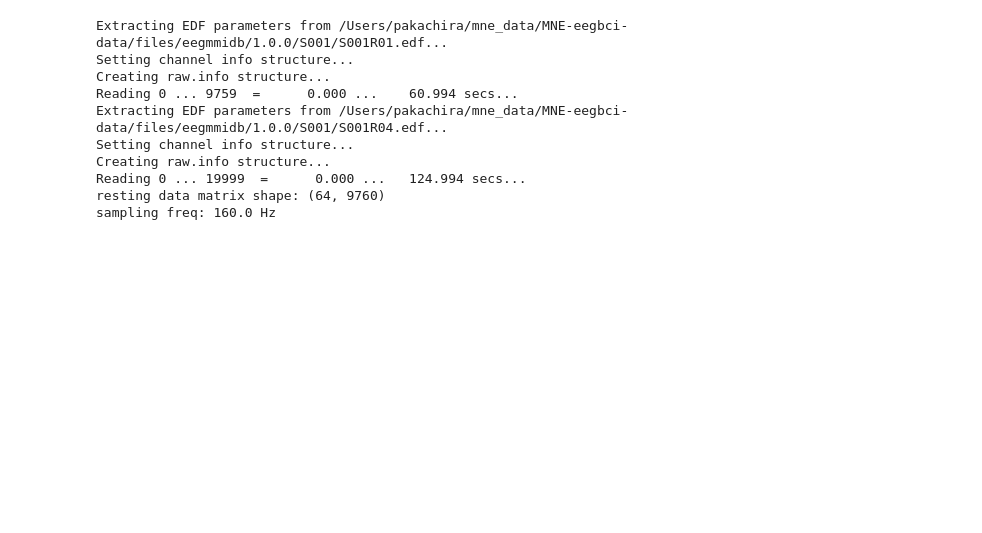
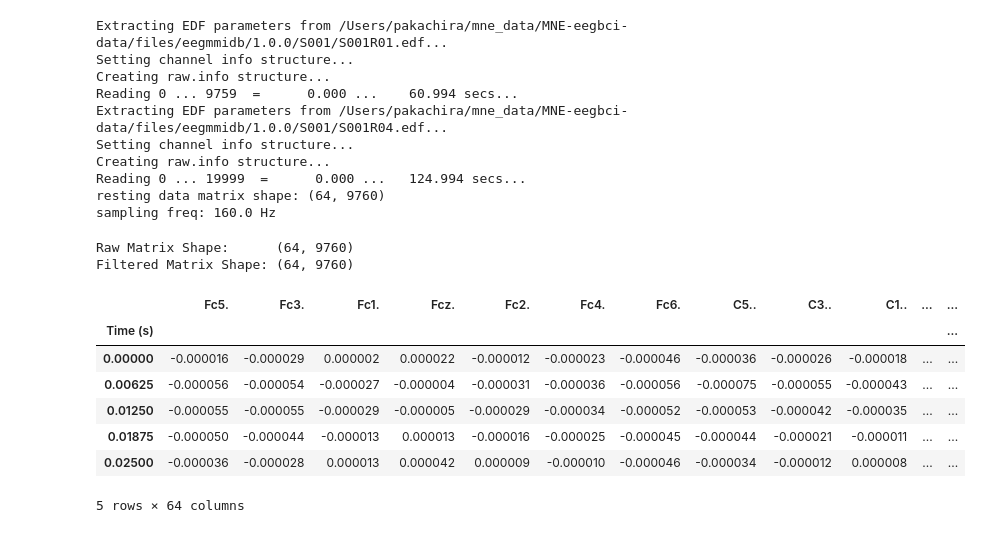
Before and after one commit to schaumenstattstressen/eeg-lfp-signal-pipeline, a Jupyter notebook: pipeline_demo.ipynb, the cells around one changed output. Cells and saved outputs as stored; diff of their text form; code cells hidden in the pictures; blank space fills up the shorter version.

```diff
--- a/pipeline_demo.ipynb
+++ b/pipeline_demo.ipynb
@@ -27,3 +28,42 @@ Creating raw.info structure...
 Reading 0 ... 19999  =      0.000 ...   124.994 secs...
 resting data matrix shape: (64, 9760)
 sampling freq: 160.0 Hz
+# %%
+import sys
+sys.path.append('./src') # points to src directory
+from preprocessing import butter_bandpass_filter
+
+# Filter resting-state signal matrix
+filtered_rest = butter_bandpass_filter(
+    data=raw_rest.get_data(),
+    lowcut=8.0,
+    highcut=30.0,
+    fs=raw_rest.info['sfreq'],
+    order=4
+)
+
+print(f"Raw Matrix Shape:      {raw_rest.get_data().shape}")
+print(f"Filtered Matrix Shape: {filtered_rest.shape}")
+# %% [output]
+Raw Matrix Shape:      (64, 9760)
+Filtered Matrix Shape: (64, 9760)
+# %%
+# extract voltage array and time stamps
+data, times = raw_rest.get_data(return_times=True)
+
+# convert to dataframe (channels as columns, time points as rows)
+df = pd.DataFrame(data.T, # transpose matrix for rows as time points and columns as channels
+                  index=pd.Index(times, name="Time (s)"),
+                  columns=raw_rest.ch_names)
+
+# display first 5 rows of the dataframe
+df.head()
+# %% [output]
+|  | Fc5. | Fc3. | Fc1. | Fcz. | Fc2. | Fc4. | Fc6. | C5.. | C3.. | C1.. | ... | ... |
+| Time (s) |  |  |  |  |  |  |  |  |  |  |  | ... |
+| 0.00000 | -0.000016 | -0.000029 | 0.000002 | 0.000022 | -0.000012 | -0.000023 | -0.000046 | -0.000036 | -0.000026 | -0.000018 | ... | ... |
+| 0.00625 | -0.000056 | -0.000054 | -0.000027 | -0.000004 | -0.000031 | -0.000036 | -0.000056 | -0.000075 | -0.000055 | -0.000043 | ... | ... |
+| 0.01250 | -0.000055 | -0.000055 | -0.000029 | -0.000005 | -0.000029 | -0.000034 | -0.000052 | -0.000053 | -0.000042 | -0.000035 | ... | ... |
+| 0.01875 | -0.000050 | -0.000044 | -0.000013 | 0.000013 | -0.000016 | -0.000025 | -0.000045 | -0.000044 | -0.000021 | -0.000011 | ... | ... |
+| 0.02500 | -0.000036 | -0.000028 | 0.000013 | 0.000042 | 0.000009 | -0.000010 | -0.000046 | -0.000034 | -0.000012 | 0.000008 | ... | ... |
+5 rows × 64 columns
```
Also changed, not shown: parts of 2 cells of this notebook, 2 other files.
